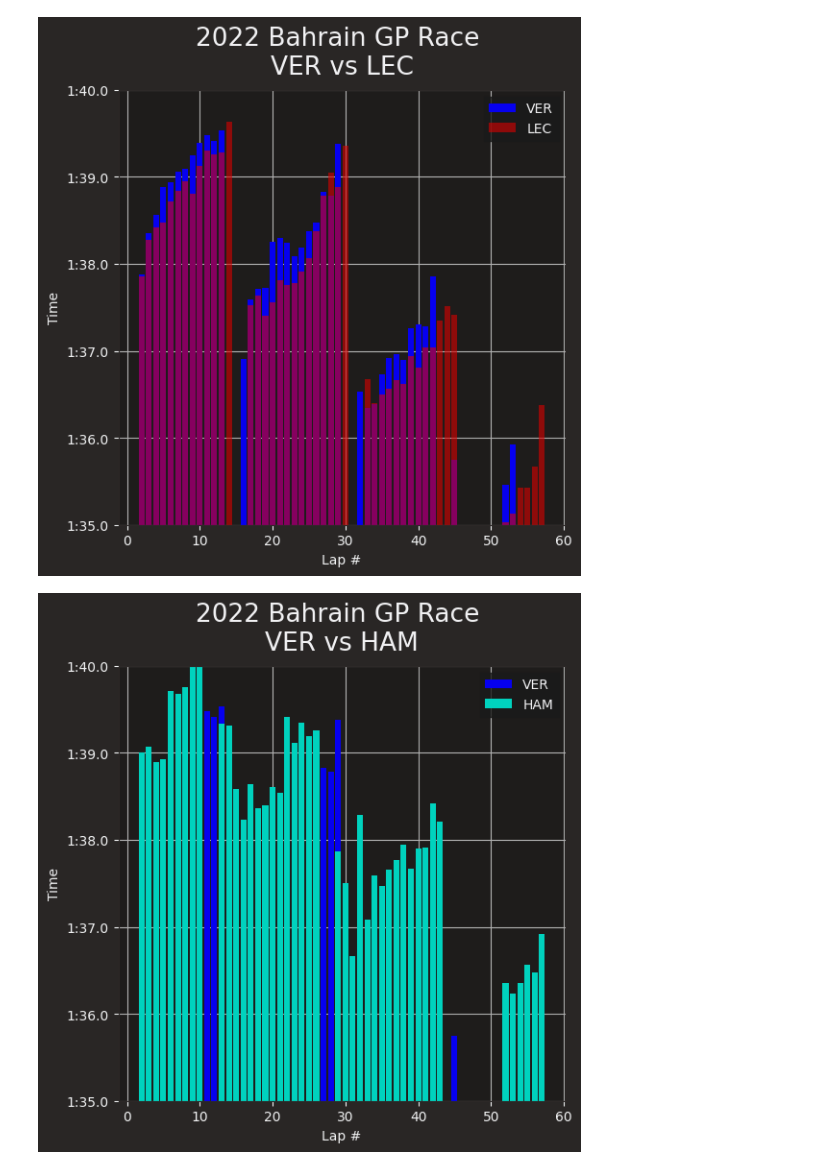
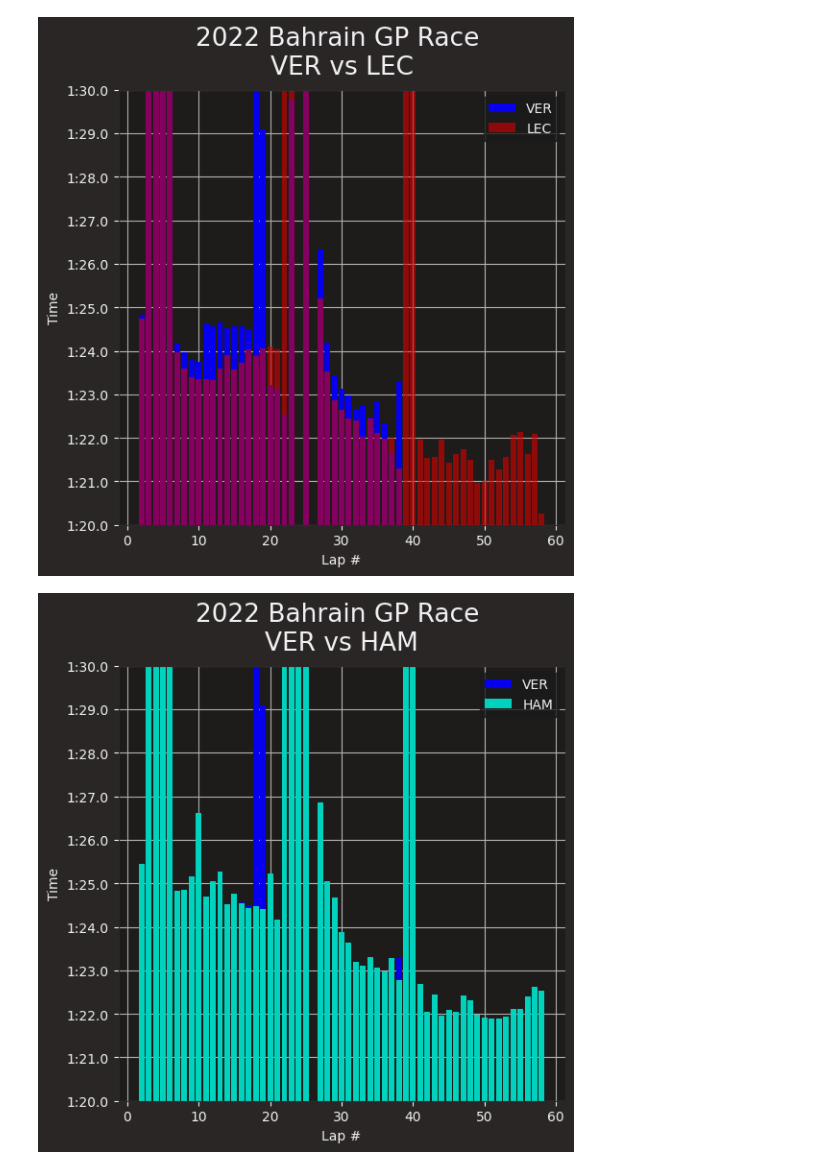
Before and after one commit to professorconst/formula1, a Jupyter notebook: 2022/03_Australia/race.ipynb, the cells around one changed output. Cells and saved outputs as stored; diff of their text form; code cells hidden in the pictures.

```diff
--- a/2022/03_Australia/race.ipynb
+++ b/2022/03_Australia/race.ipynb
@@ -10,7 +10,7 @@ import pandas as pd
 import seaborn as sns
 # %%
 year = 2022 #GP year
-gp = 'Jeddah' # GP name
+gp = 'Melbourne' # GP name
 event = 'R' # Q for qualifying, FP1 for free practice 1, R for race
 # %%
 
@@ -107,25 +112,25 @@ Text(0.5, 1.0, 'Bahrain Grand Prix 2022 \nFP1, Leclerc vs Verstappen')
 # %%
 plt.bar(laps.pick_driver('VER')['LapNumber'].values, laps.pick_driver('VER')['LapTime'].values, label='VER', color=fastf1.plotting.team_color('Red Bull'))
 plt.bar(laps.pick_driver('LEC')['LapNumber'].values, laps.pick_driver('LEC')['LapTime'].values, label='LEC', color=fastf1.plotting.team_color('Ferrari'), alpha=0.6)
-plt.ylim(pd.Timedelta(seconds=95), pd.Timedelta(seconds=100))
+plt.ylim(pd.Timedelta(seconds=80), pd.Timedelta(seconds=90))
 plt.legend()
 plt.xlabel('Lap #')
 plt.ylabel('Time')
 plt.title('2022 Bahrain GP Race \nVER vs LEC')
 plt.grid()
 # %% [output]
-[figure, old version]
+[figure, new version]
 # %%
 plt.bar(laps.pick_driver('VER')['LapNumber'].values, laps.pick_driver('VER')['LapTime'].values, label='VER', color=fastf1.plotting.team_color('Red Bull'))
 plt.bar(laps.pick_driver('HAM')['LapNumber'].values, laps.pick_driver('HAM')['LapTime'].values, label='HAM', color=fastf1.plotting.team_color('Mercedes'))
-plt.ylim(pd.Timedelta(seconds=95), pd.Timedelta(seconds=100))
+plt.ylim(pd.Timedelta(seconds=80), pd.Timedelta(seconds=90))
 plt.legend()
 plt.xlabel('Lap #')
 plt.ylabel('Time')
 plt.title('2022 Bahrain GP Race \nVER vs HAM')
 plt.grid()
 # %% [output]
-[figure, old version]
+[figure, new version]
 # %%
 ver_lec = laps.pick_driver('VER')[['LapNumber', 'LapTime']].set_index('LapNumber') - laps.pick_driver('LEC')[['LapNumber', 'LapTime']].set_index('LapNumber')
 plt.bar(ver_lec.index.values, ver_lec['LapTime'].dt.total_seconds().values, color=plotting.team_color('HAAS'))
```
Also changed, not shown: parts of 9 cells of this notebook.
